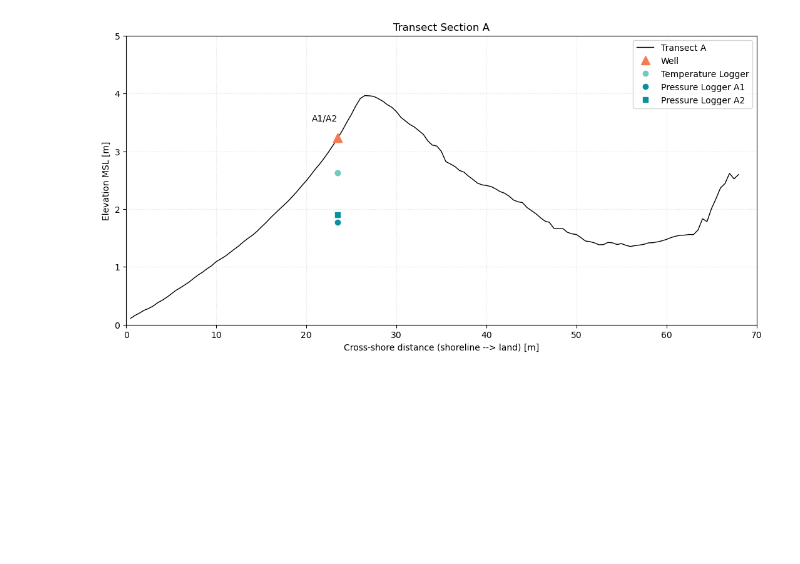
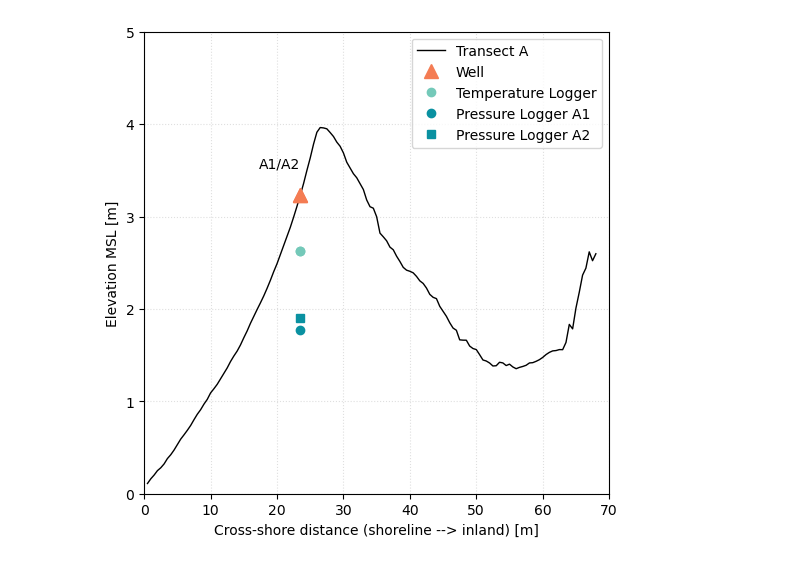
Before and after one commit to mdelemosschaper/quintaplaya, a Jupyter notebook: notebooks/Zoe_Transect_Maps.ipynb, the cells around one changed output. Cells and saved outputs as stored; diff of their text form; code cells hidden in the pictures; blank space fills up the shorter version.

```diff
--- a/notebooks/Zoe_Transect_Maps.ipynb
+++ b/notebooks/Zoe_Transect_Maps.ipynb
@@ -18,7 +18,7 @@ avg[:, 0] = x
 for i in range(len(transect)):
     avg[i, 1] = (mon[i] + tues[i] + wed[i]) / 3
 
-wells_x = [36.5, 45.5, 55.0]
+wells_x = [36.5, 46.0, 55.0]
 aboveground = [0.400, 0.442, 0.334]
 
 wells_y = np.zeros(len(wells_x))
@@ -30,8 +30,7 @@ for i in range(len(wells_x)):
     temp_y[i] = wells_y[i] - 0.6
     diver_y[i] = wells_y[i] - (2.044 - aboveground[i] - 0.1)
 
-plt.figure(figsize=(13, 6))
-plt.title('Transect Section B')
+plt.figure(figsize=(6, 6))
 plt.xlim(0, 70)
 plt.ylim(0, 5)
 # plt.plot(x, mon, label='Monday')
@@ -69,34 +68,33 @@ wells_x_A = [23.5, 23.5]
 aboveground_A = [0.481, 0.612]
 
 wells_y_A = np.zeros(len(wells_x_A))
 temp_y_A = np.zeros(len(wells_x_A))
 diver_y_A = np.zeros(len(wells_x_A))
 
 for i in range(len(wells_x_A)):
     wells_y_A[i] = avg_A[avg_A[:, 0] == wells_x_A[i]][0, 1]
     temp_y_A[i] = wells_y_A[i] - 0.6
     diver_y_A[i] = wells_y_A[i] - (2.044 - aboveground_A[i] - 0.1)
 
-plt.figure(figsize=(13, 6))
-plt.title('Transect Section A')
+plt.figure(figsize=(6, 6))
 plt.xlim(0, 70)
 plt.ylim(0, 5)
 # plt.plot(x_A, mon_A, label='Monday')
 # plt.plot(x_A, tues_A, label='Tuesday')
 # plt.plot(x_A, wed_A, label='Wednesday')
 
 plt.plot(x_A, avg_A[:, 1], label='Transect A', color='k', lw=1)
 
 for i in range(len(wells_x_A)):
     plt.plot(wells_x_A[i], wells_y_A[i], '^', color='#f47c53', markersize=10, label='Well' if i == 0 else '_nolegend_')
     plt.plot(wells_x_A[i], temp_y_A[i], 'o', color='#74c9b9', label='Temperature Logger' if i == 0 else '_nolegend_')
 
 plt.plot(wells_x_A[0], diver_y_A[0], 'o', color='#0a91a1', label='Pressure Logger A1')
 plt.plot(wells_x_A[1], diver_y_A[1], 's', color='#0a91a1', label='Pressure Logger A2')
 plt.text(wells_x_A[0], wells_y_A[0] + 0.3, 'A1/A2', ha='right')
 plt.ylabel('Elevation MSL [m]')
-plt.xlabel('Cross-shore distance (shoreline --> land) [m]')
+plt.xlabel('Cross-shore distance (shoreline --> inland) [m]')
 plt.grid('minor', alpha=0.4, ls=':')
 plt.legend();
 # %% [output]
-[figure, old version]
+[figure, new version]
```
Also changed, not shown: parts of 1 cell of this notebook, 3 other files.
